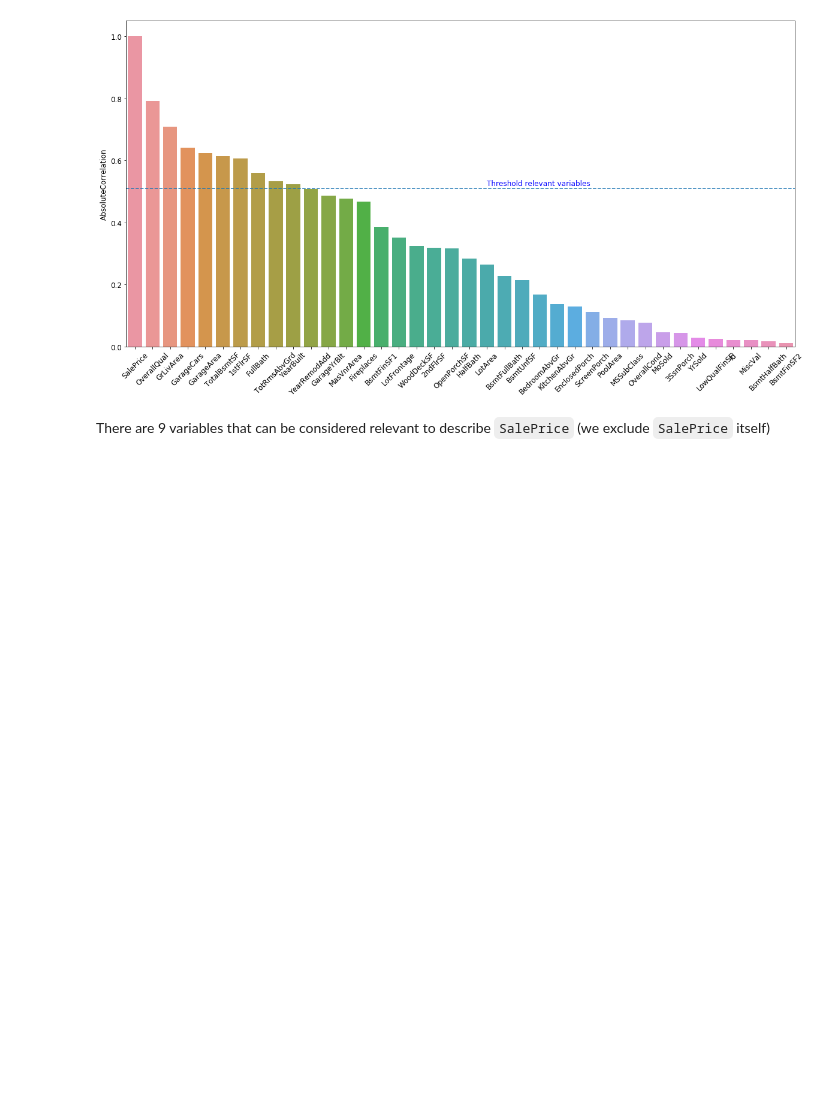
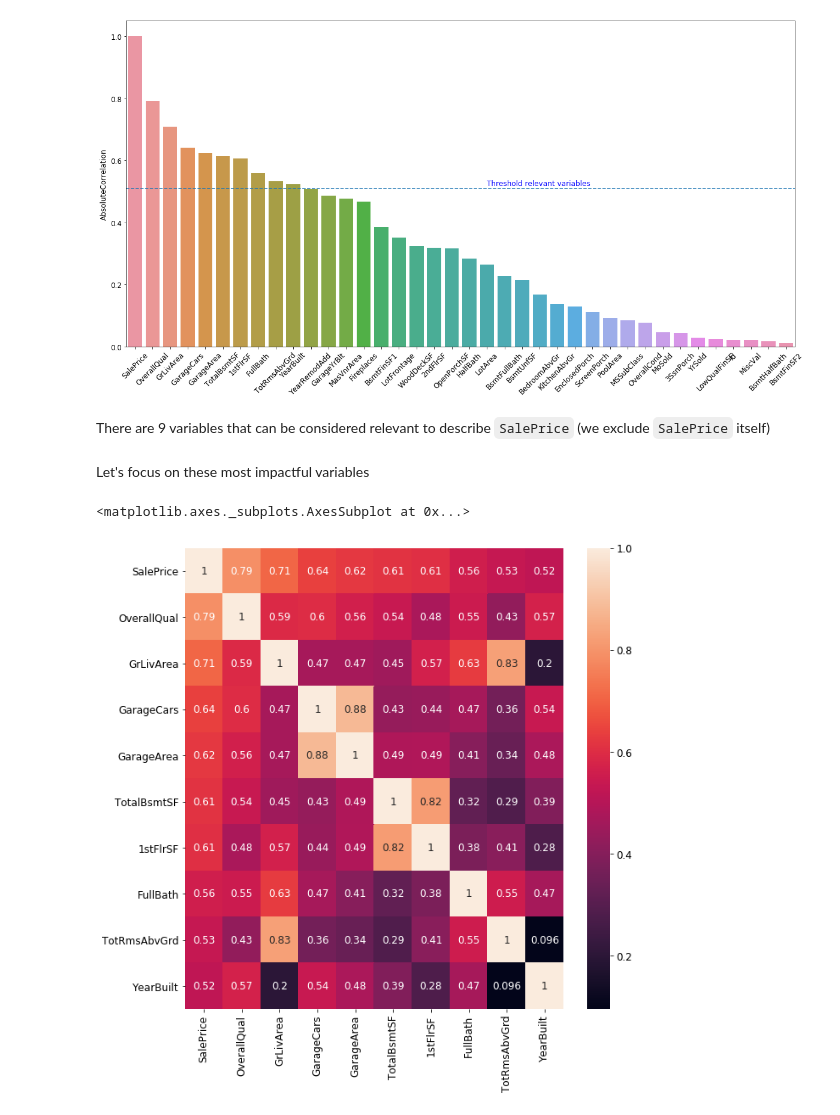
Before and after one commit to lohiermichael/house-prices-prediction, a Jupyter notebook: notebooks/1.data_analysis.ipynb, the cells around one changed output. Saved outputs shown, nothing was run; the diff lists cells and outputs as text; code cells hidden in the pictures; blank space fills up the shorter version.

Commit message:
Finish first version of data analysis

```diff
--- a/notebooks/1.data_analysis.ipynb
+++ b/notebooks/1.data_analysis.ipynb
@@ -389,3 +389,17 @@ _ = ax.text(20, threshold_relevant_variables+0.01, "Threshold relevant variables
 [figure]
 # %% [markdown]
 There are 9 variables that can be considered relevant to describe `SalePrice` (we exclude `SalePrice` itself)
+# %%
+most_relevant_variables = list(influence_on_target.index[:10])
+# %% [markdown]
+Let's focus on these most impactful variables
+# %%
+main_corrmat = data[most_relevant_variables].corr()
+
+
+plt.figure(figsize=(10,10))
+sns.heatmap(data=main_corrmat,
+            annot=True)
+# %% [output]
+<matplotlib.axes._subplots.AxesSubplot at 0x...>
+[figure, added]
```
Also changed, not shown: parts of 2 cells of this notebook.
